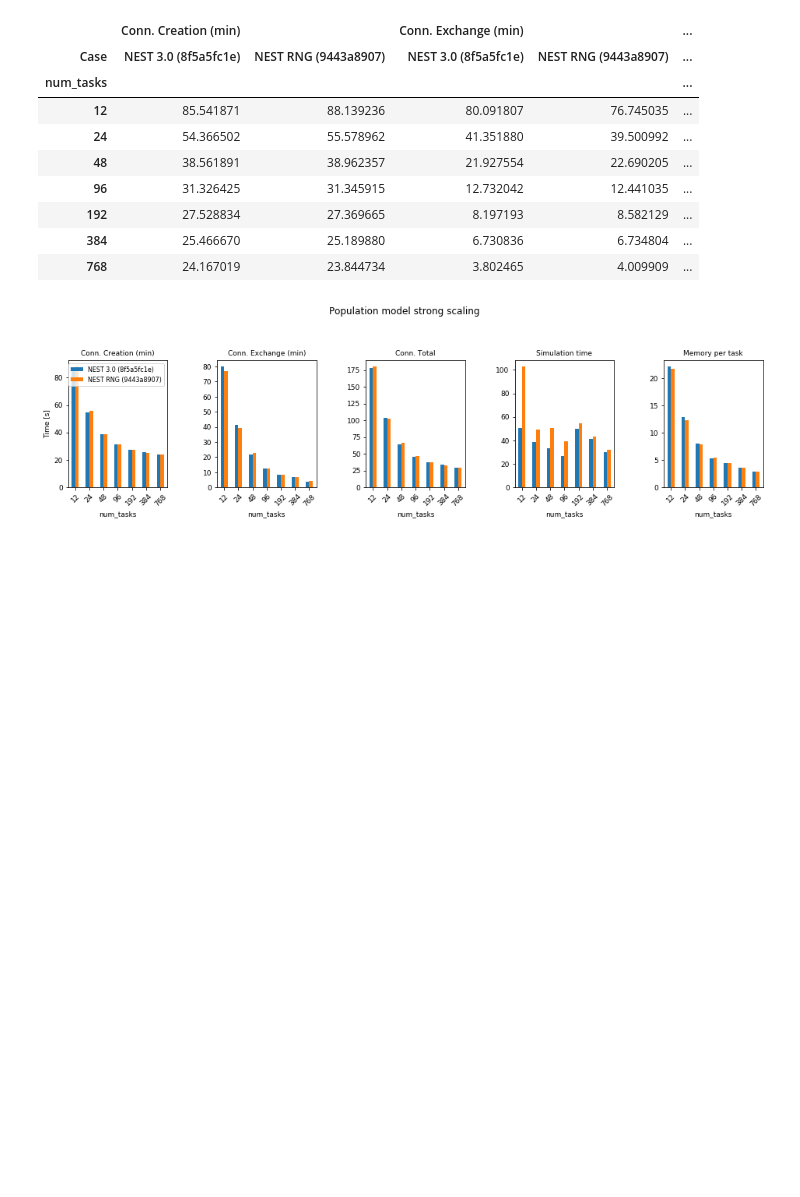
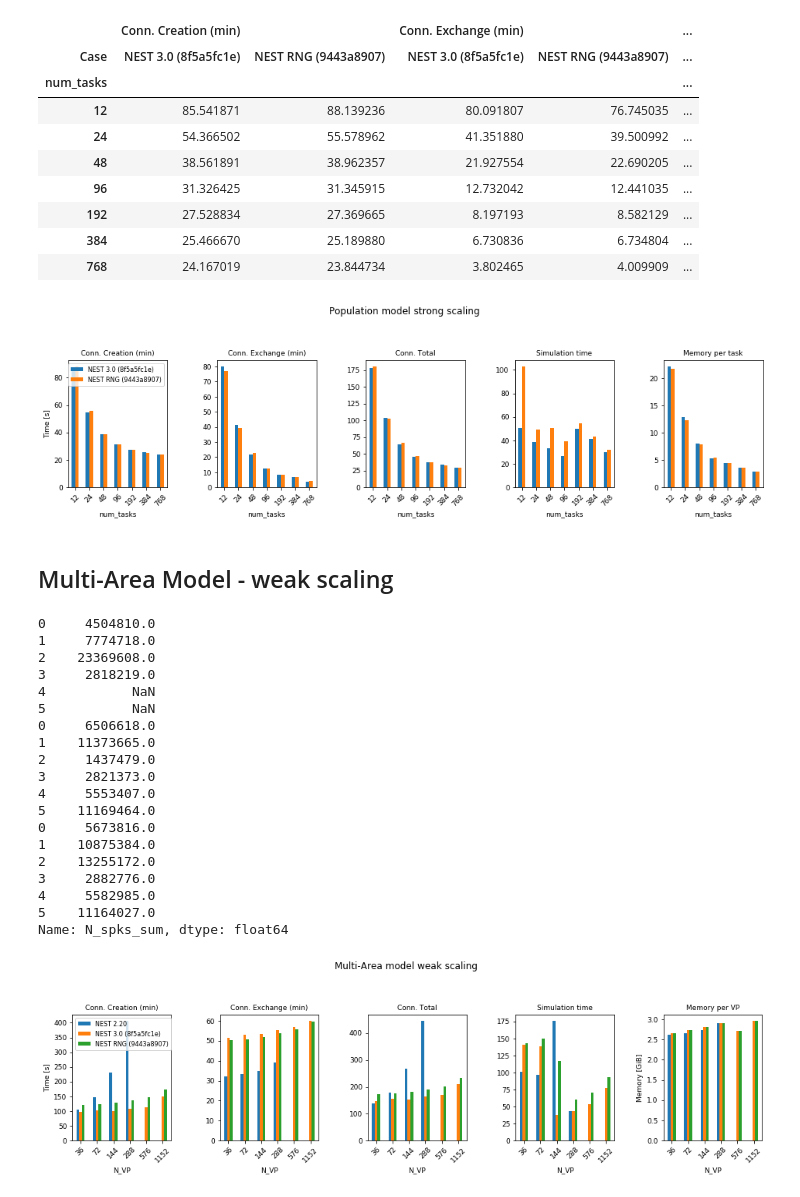
Before and after one commit to INM-6/beNNch, a Jupyter notebook: results/NEST_3_0_benchmark_results/new_random_number.ipynb, the cells around one changed output. Drawn from its saved outputs; the diff is of its cells as text; code cells hidden in the pictures; blank space fills up the shorter version.

Commit message:
first MAM results for rng

```diff
--- a/results/NEST_3_0_benchmark_results/new_random_number.ipynb
+++ b/results/NEST_3_0_benchmark_results/new_random_number.ipynb
@@ -283,3 +283,48 @@ pop_strong_p
 | 384 | 25.466670 | 25.189880 | 6.730836 | 6.734804 | ... |
 | 768 | 24.167019 | 23.844734 | 3.802465 | 4.009909 | ... |
 [figure]
+# %% [markdown]
+## Multi-Area Model - weak scaling
+# %%
+MAM_220 = pd.read_csv('results/multi-area_model_2_20_new_daint.csv')
+MAM_220['Case'] = ['NEST 2.20'] * len(MAM_220)
+
+MAM_8f = pd.read_csv('results/multi-area_model_3_0_8f5a5fc1e_daint.csv')
+MAM_8f['Case'] = ['NEST 3.0 (8f5a5fc1e)'] * len(MAM_8f)
+
+MAM_rng = pd.read_csv('results/rng/multi-area_model_rng_9443a8907_daint.csv')
+MAM_rng['Case'] = ['NEST RNG (9443a8907)'] * len(MAM_rng)
+
+MAM = pd.concat([MAM_220, MAM_8f, MAM_rng])
+
+MAM['T_conns_min'] = MAM['T_network_global_min'] + MAM['T_connect_min']
+MAM['T_conns_max'] = MAM['T_network_global_max'] + MAM['T_connect_max']
+
+MAM = calculate_T_conn_and_memory(MAM)
+MAM_p = plot_compare(MAM, 'figures/rng/multi-area_model_weak_scaling.pdf', legend_loc='upper left',
+                     title='Multi-Area model weak scaling')
+
+print(MAM['N_spks_sum'])
+# print(MAM['N_nrns'])
+# print(MAM['N_conns_sum'])
+# %% [output]
+0     4504810.0
+1     7774718.0
+2    23369608.0
+3     2818219.0
+4           NaN
+5           NaN
+0     6506618.0
+1    11373665.0
+2     1437479.0
+3     2821373.0
+4     5553407.0
+5    11169464.0
+0     5673816.0
+1    10875384.0
+2    13255172.0
+3     2882776.0
+4     5582985.0
+5    11164027.0
+Name: N_spks_sum, dtype: float64
+[figure, added]
```
Also changed, not shown: parts of 1 cell of this notebook, 3 other files.
